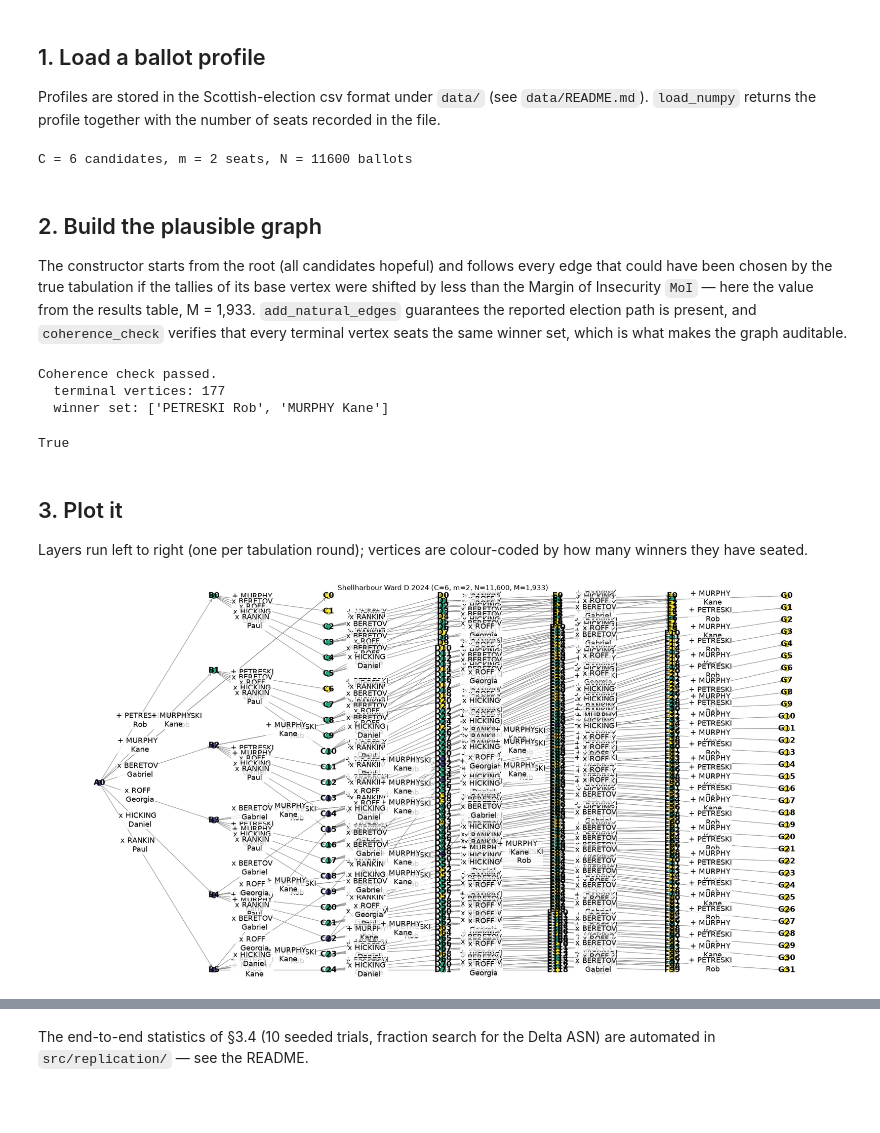
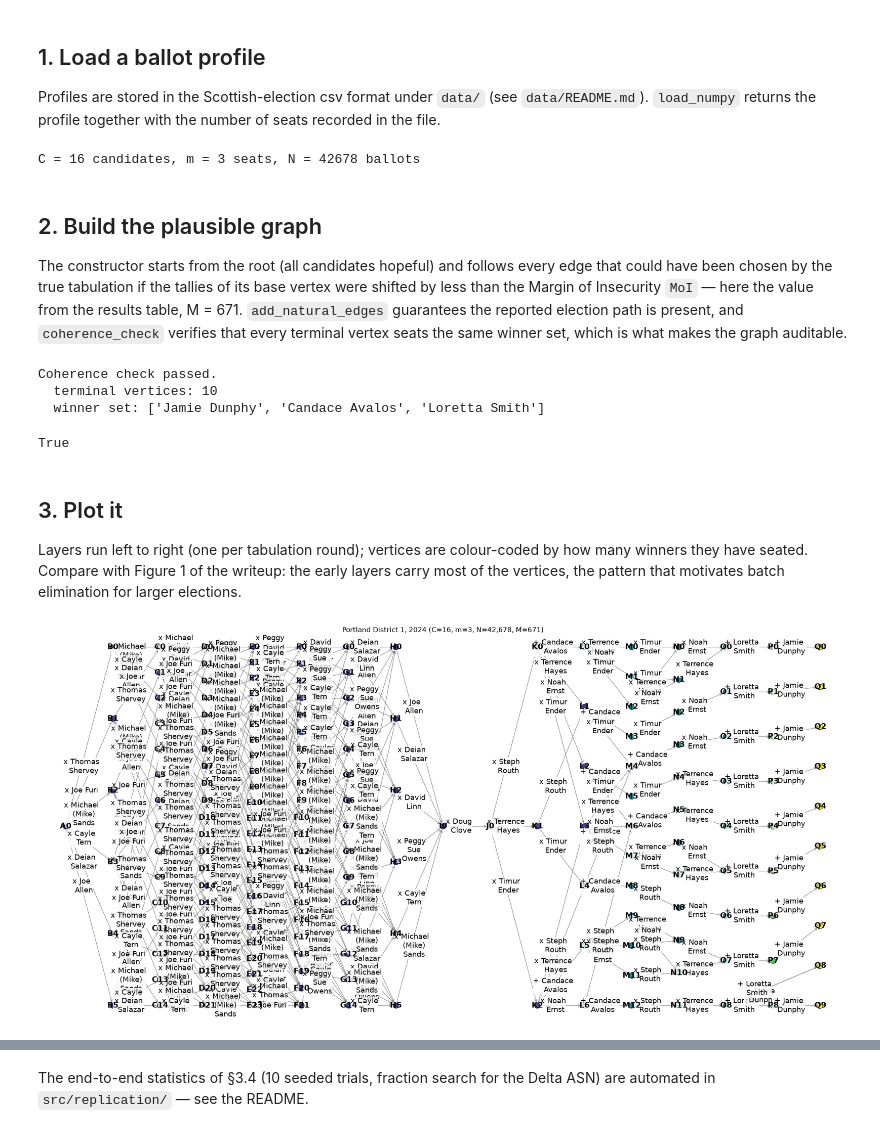
Before and after one commit to EdouardHeitzmann/audit_graphs, a Jupyter notebook: notebooks/mismatch.ipynb, the cells around one changed output, grey strips where cells are left out. Drawn from its saved outputs; the diff is of its cells as text; code cells hidden in the pictures; blank space fills up the shorter version.

```diff
--- a/notebooks/mismatch.ipynb
+++ b/notebooks/mismatch.ipynb
@@ -29,19 +32,19 @@ the number of seats recorded in the file.
 from src.election_graphs.numpy_profile import load_numpy
 
 profile, m, *_ = load_numpy(
-    os.path.join(repo_root, "data", "nsw_local", "city_of_shellharbour_ward_d_2024.csv")
+    os.path.join(repo_root, "data", "portland", "portland_d1_2024.csv")
 )
 print(f"C = {len(profile.candidates)} candidates, m = {m} seats, "
       f"N = {round(profile.total_ballot_wt)} ballots")
 # %% [output]
-C = 6 candidates, m = 2 seats, N = 11600 ballots
+C = 16 candidates, m = 3 seats, N = 42678 ballots
 # %% [markdown]
 ## 2. Build the plausible graph
 
 The constructor starts from the root (all candidates hopeful) and follows
 every edge that could have been chosen by the true tabulation if the
 tallies of its base vertex were shifted by less than the Margin of
-Insecurity `MoI` — here the value from the results table, M = 1,933.
+Insecurity `MoI` — here the value from the results table, M = 671.
 `add_natural_edges` guarantees the reported election path is present,
 and `coherence_check` verifies that every terminal vertex seats the same
 winner set, which is what makes the graph auditable.
@@ -51,7 +54,7 @@ from src.wigm_graphs.graph_wigm import WIGMGraphConstructor
 constructor = WIGMGraphConstructor(
     profile,
     m=m,
-    MoI=1933,
+    MoI=671,
     memory_lite=True,
     simultaneous=True,
 )
@@ -61,28 +64,30 @@ constructor.assign_tightest_margins()
 constructor.coherence_check()
 # %% [output]
 Coherence check passed.
-  terminal vertices: 177
-  winner set: ['PETRESKI Rob', 'MURPHY Kane']
+  terminal vertices: 10
+  winner set: ['Jamie Dunphy', 'Candace Avalos', 'Loretta Smith']
 True
 # %% [markdown]
 ## 3. Plot it
 
 Layers run left to right (one per tabulation round); vertices are
-colour-coded by how many winners they have seated.
+colour-coded by how many winners they have seated. Compare with
+Figure 1 of the writeup: the early layers carry most of the vertices,
+the pattern that motivates batch elimination for larger elections.
 # %%
 from src.plotting import plot_wigm_graph
 
 plot_wigm_graph(
     constructor,
     figsize=(20, 10),
     node_size=100,
     font_size=14,
     label_vertices=True,
     plot_horizontal=True,
-    title="Shellharbour Ward D 2024 (C=6, m=2, N=11,600, M=1,933)",
+    title="Portland District 1, 2024 (C=16, m=3, N=42,678, M=671)",
 )
 # %% [output]
-[figure, old version]
+[figure, new version]
 # %% [markdown]
 ## 4. Mismatch-based audit
 
```
Also changed, not shown: parts of 5 cells of this notebook, 1 other file.
